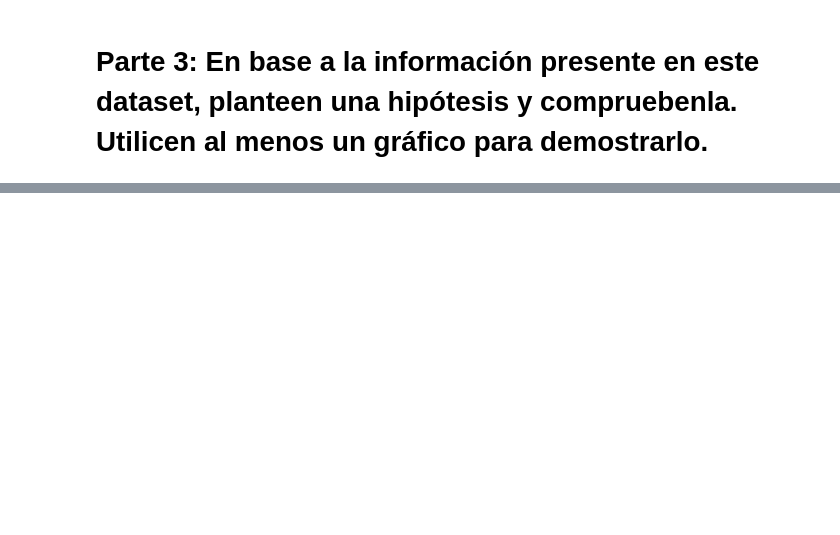
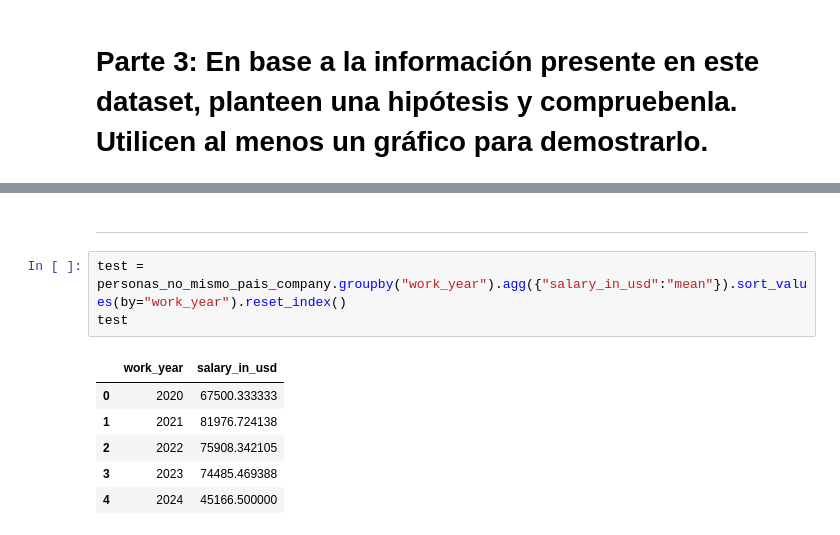
Before and after one commit to lnastri25/IA_UCEMA, a Jupyter notebook: repaso_librerias/Ejercicio_Repaso.ipynb, the cells around one changed output, grey strips where cells are left out. Drawn from its saved outputs; the diff is of its cells as text; blank space fills up the shorter version.

```diff
--- a/repaso_librerias/Ejercicio_Repaso.ipynb
+++ b/repaso_librerias/Ejercicio_Repaso.ipynb
@@ -249 +249,13 @@ plt.figure(figsize=(10, 6))
 <Figure size 1000x600 with 0 Axes>
+# %% [markdown]
+---
+# %%
+test = personas_no_mismo_pais_company.groupby("work_year").agg({"salary_in_usd":"mean"}).sort_values(by="work_year").reset_index()
+test
+# %% [output]
+|  | work_year | salary_in_usd |
+| 0 | 2020 | 67500.333333 |
+| 1 | 2021 | 81976.724138 |
+| 2 | 2022 | 75908.342105 |
+| 3 | 2023 | 74485.469388 |
+| 4 | 2024 | 45166.500000 |
```
Also changed, not shown: parts of 13 cells of this notebook, 4 other files.
